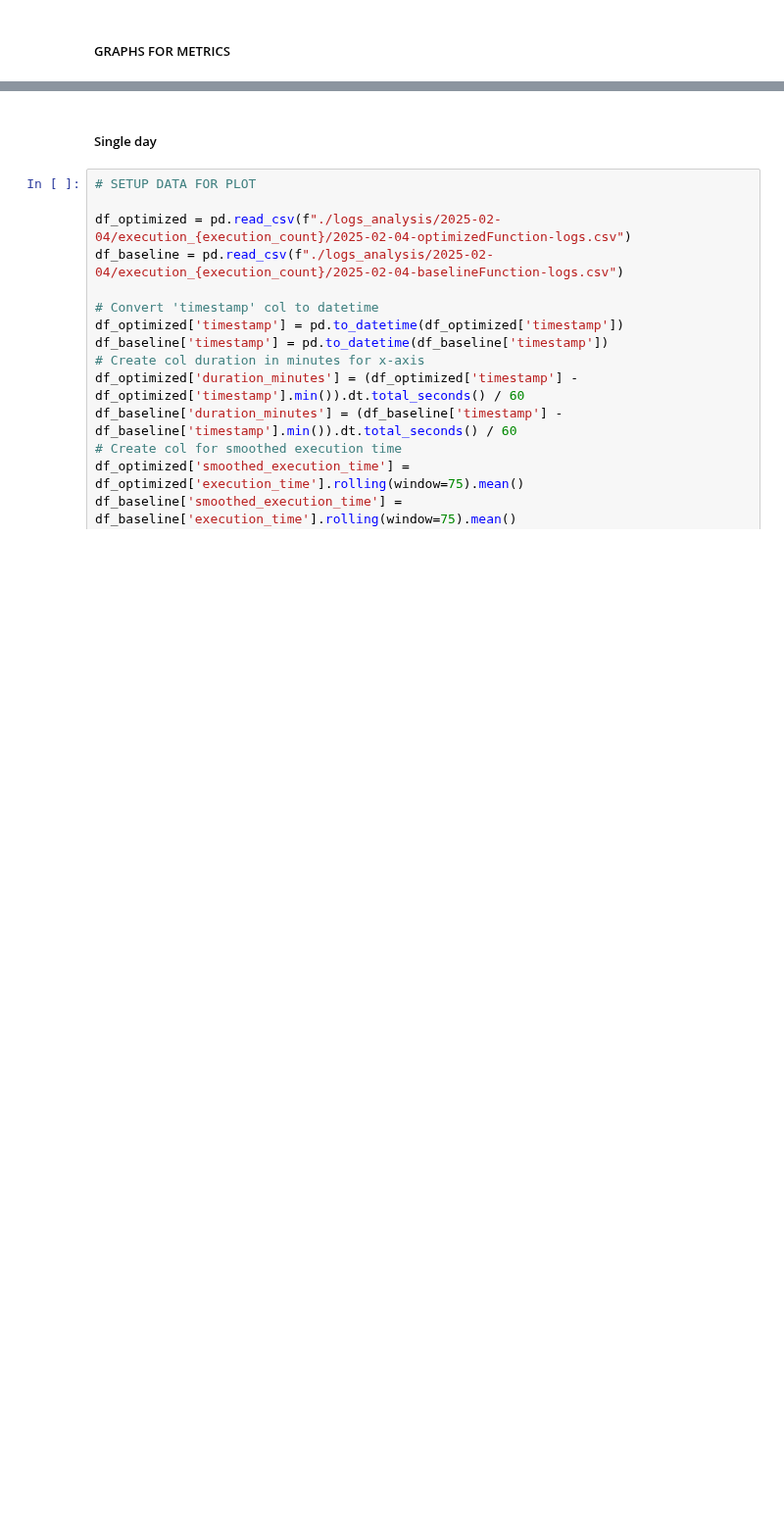
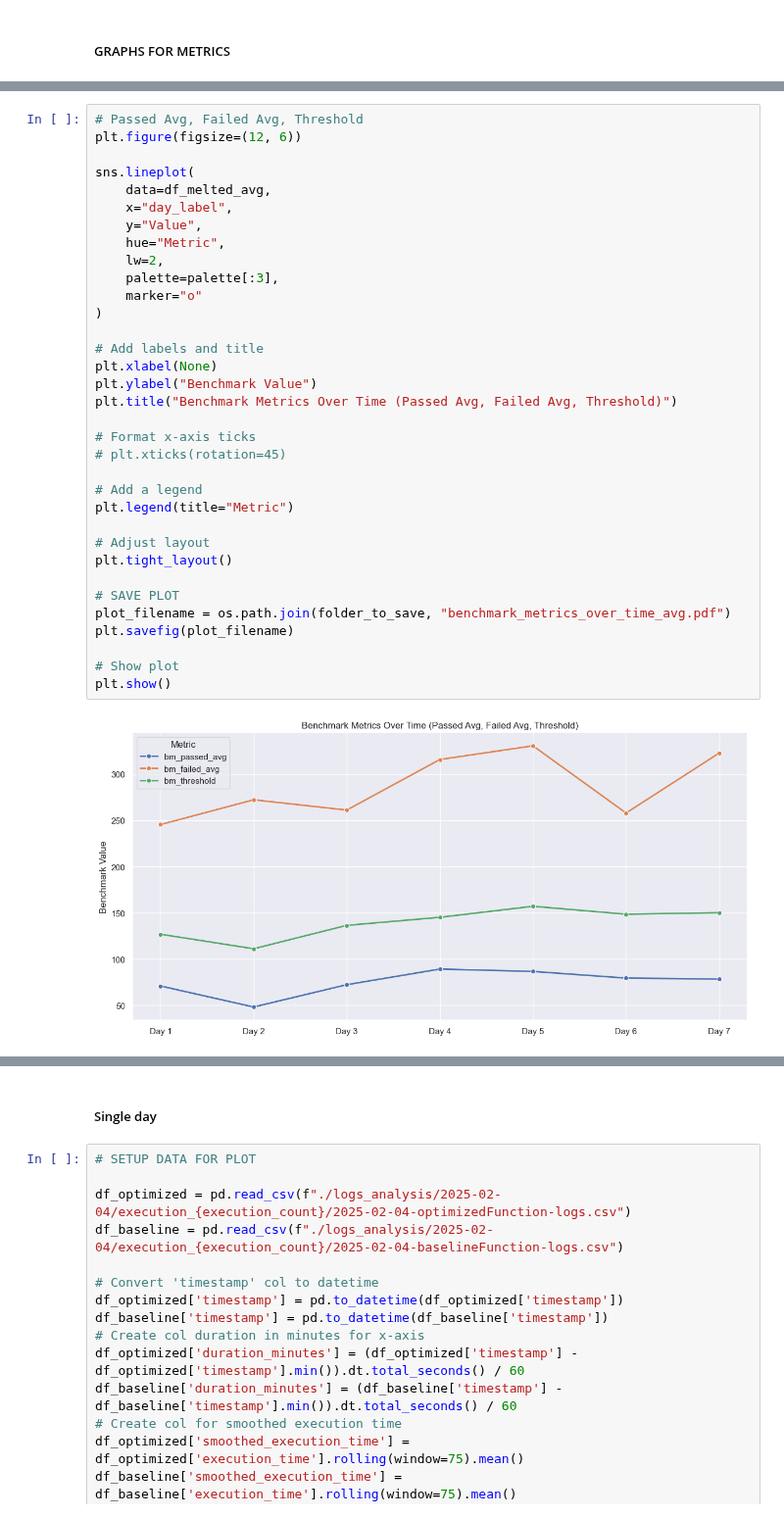
Before and after one commit to nilshoeller/minos, a Jupyter notebook: jupyter/workflow-2.ipynb, the cells around one changed output, grey strips where cells are left out. Shown at 98% size. Cells and saved outputs as stored; diff of their text form; blank space fills up the shorter version.

```diff
--- a/jupyter/workflow-2.ipynb
+++ b/jupyter/workflow-2.ipynb
@@ -683,0 +969,36 @@ plt.show()
+# %%
+# Passed Avg, Failed Avg, Threshold
+plt.figure(figsize=(12, 6))
+
+sns.lineplot(
+    data=df_melted_avg,
+    x="day_label",
+    y="Value",
+    hue="Metric",
+    lw=2,
+    palette=palette[:3],
+    marker="o"
+)
+
+# Add labels and title
+plt.xlabel(None)
+plt.ylabel("Benchmark Value")
+plt.title("Benchmark Metrics Over Time (Passed Avg, Failed Avg, Threshold)")
+
+# Format x-axis ticks
+# plt.xticks(rotation=45)
+
+# Add a legend
+plt.legend(title="Metric")
+
+# Adjust layout
+plt.tight_layout()
+
+# SAVE PLOT
+plot_filename = os.path.join(folder_to_save, "benchmark_metrics_over_time_avg.pdf")
+plt.savefig(plot_filename)
+
+# Show plot
+plt.show()
+# %% [output]
+[figure, added]
```
Also changed, not shown: parts of 17 cells of this notebook, 15 other files.
